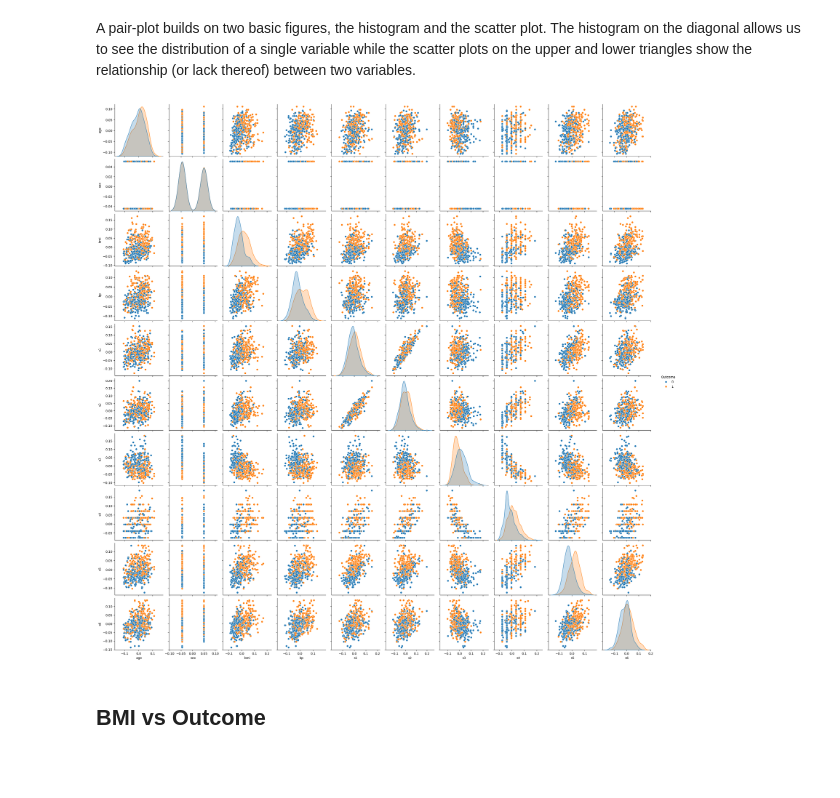
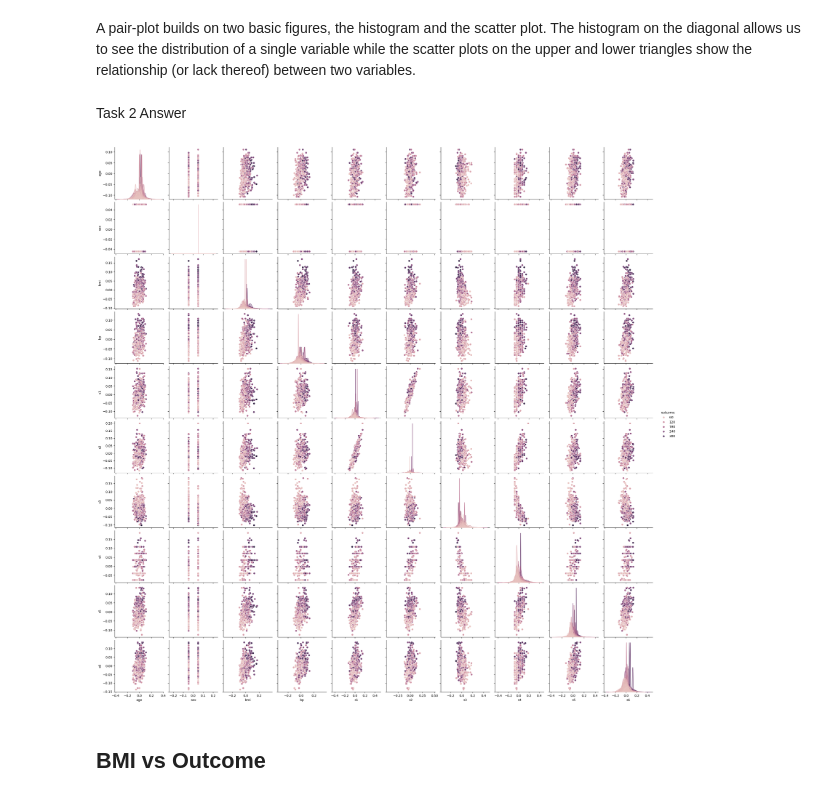
Before and after one commit to SrihithaParvathaneni19/fmml-project-, a Jupyter notebook: Mod3_project.ipynb, the cells around one changed output. Saved outputs shown, nothing was run; the diff lists cells and outputs as text; code cells hidden in the pictures; blank space fills up the shorter version.

```diff
--- a/Mod3_project.ipynb
+++ b/Mod3_project.ipynb
@@ -183,30 +203,27 @@ The above graph shows that the dataset is biased towards non-diabetic people. Th
 A pair-plot builds on two basic figures, the histogram and the scatter plot. The histogram on the diagonal allows us to see the distribution of a single variable while the scatter plots on the upper and lower triangles show the relationship (or lack thereof) between two variables.
 # %%
 ## TASK-2: Display a pairplot using Seaborn for the diabetes dataset, with the 'outcome' as the hue.
-# %%
-import numpy as np
-import seaborn as sns
-import matplotlib.pyplot as plt
-import pandas as pd
-from sklearn.datasets import load_diabetes
-
-# Load the diabetes dataset
-diabetes = load_diabetes()
-# Create a Pandas DataFrame from the dataset
-diabetes_data = pd.DataFrame(diabetes.data, columns=diabetes.feature_names)
-# Add the target variable to the DataFrame, but rename it to 'Outcome'
-diabetes_data['Outcome'] = diabetes.target
-
-# Convert 'Outcome' to binary (0 or 1) based on a threshold (e.g., 140)
-# Adjust the threshold as needed
-threshold = 140
-diabetes_data['Outcome'] = (diabetes_data['Outcome'] > threshold).astype(int)
-
-# Now create the pairplot
-sns.pairplot(diabetes_data, hue='Outcome')
-plt.show()
-# %% [output]
-[figure, removed]
+# %% [markdown]
+Task 2 Answer
+# %%
+import seaborn as sns
+import matplotlib.pyplot as plt
+from sklearn.datasets import load_diabetes
+
+# Load the diabetes dataset
+diabetes_data = load_diabetes(as_frame=True)
+diabetes_data = diabetes_data.frame
+
+# Rename the 'target' column to 'outcome'
+diabetes_data = diabetes_data.rename(columns={'target': 'outcome'}) # This line is the primary change
+
+
+# Create the pairplot
+sns.pairplot(diabetes_data, hue='outcome') #Changed 'Outcome' to 'outcome'
+
+plt.show()
+# %% [output]
+[figure, added]
 # %% [markdown]
 ## BMI vs Outcome
 # %%
```
Also changed, not shown: parts of 33 cells of this notebook.
